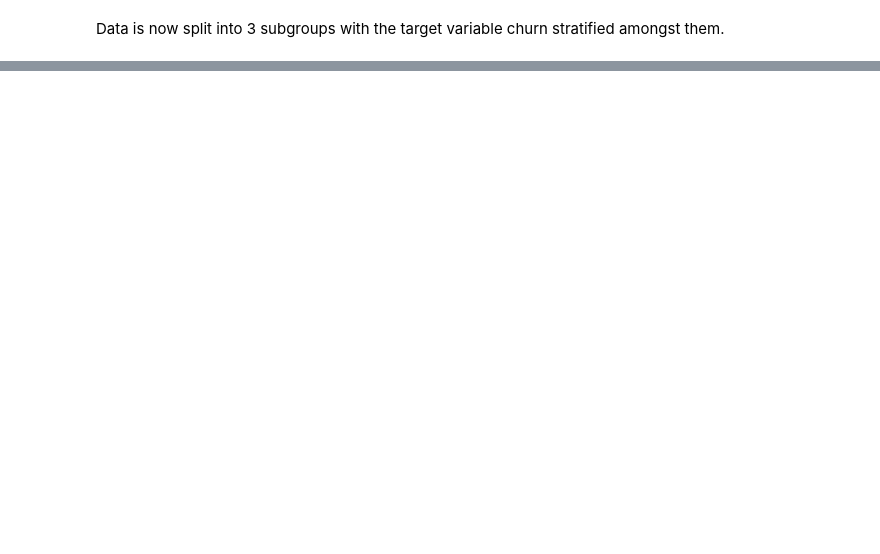
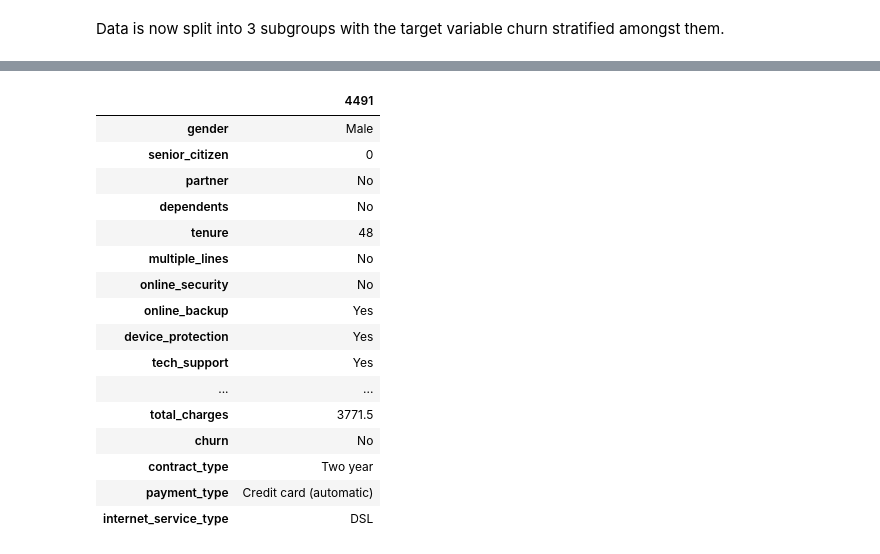
Before and after one commit to AndrewRachuig/telco_classification_project, a Jupyter notebook: initial_notebook.ipynb, the cells around one changed output, grey strips where cells are left out. Cells and saved outputs as stored; diff of their text form; code cells hidden in the pictures; blank space fills up the shorter version.

```diff
--- a/initial_notebook.ipynb
+++ b/initial_notebook.ipynb
@@ -504,0 +524,34 @@ Data is now split into 3 subgroups with the target variable churn stratified amo
+# %%
+train_explore = train.drop(columns = ['customer_id', 'gender_Male',
+       'partner_Yes', 'dependents_Yes', 'multiple_lines_No phone service',
+       'multiple_lines_Yes', 'online_security_No internet service',
+       'online_security_Yes', 'online_backup_No internet service',
+       'online_backup_Yes', 'device_protection_No internet service',
+       'device_protection_Yes', 'tech_support_No internet service',
+       'tech_support_Yes', 'streaming_tv_No internet service',
+       'streaming_tv_Yes', 'streaming_movies_No internet service',
+       'streaming_movies_Yes', 'paperless_billing_Yes', 'churn_Yes',
+       'contract_type_One year', 'contract_type_Two year',
+       'payment_type_Credit card (automatic)', 'payment_type_Electronic check',
+       'payment_type_Mailed check', 'internet_service_type_Fiber optic',
+       'internet_service_type_None'])
+# %%
+train_explore.head(1).T
+# %% [output]
+|  | 4491 |
+| gender | Male |
+| senior_citizen | 0 |
+| partner | No |
+| dependents | No |
+| tenure | 48 |
+| multiple_lines | No |
+| online_security | No |
+| online_backup | Yes |
+| device_protection | Yes |
+| tech_support | Yes |
+| ... | ... |
+| total_charges | 3771.5 |
+| churn | No |
+| contract_type | Two year |
+| payment_type | Credit card (automatic) |
+| internet_service_type | DSL |
```
Also changed, not shown: parts of 34 cells of this notebook.
